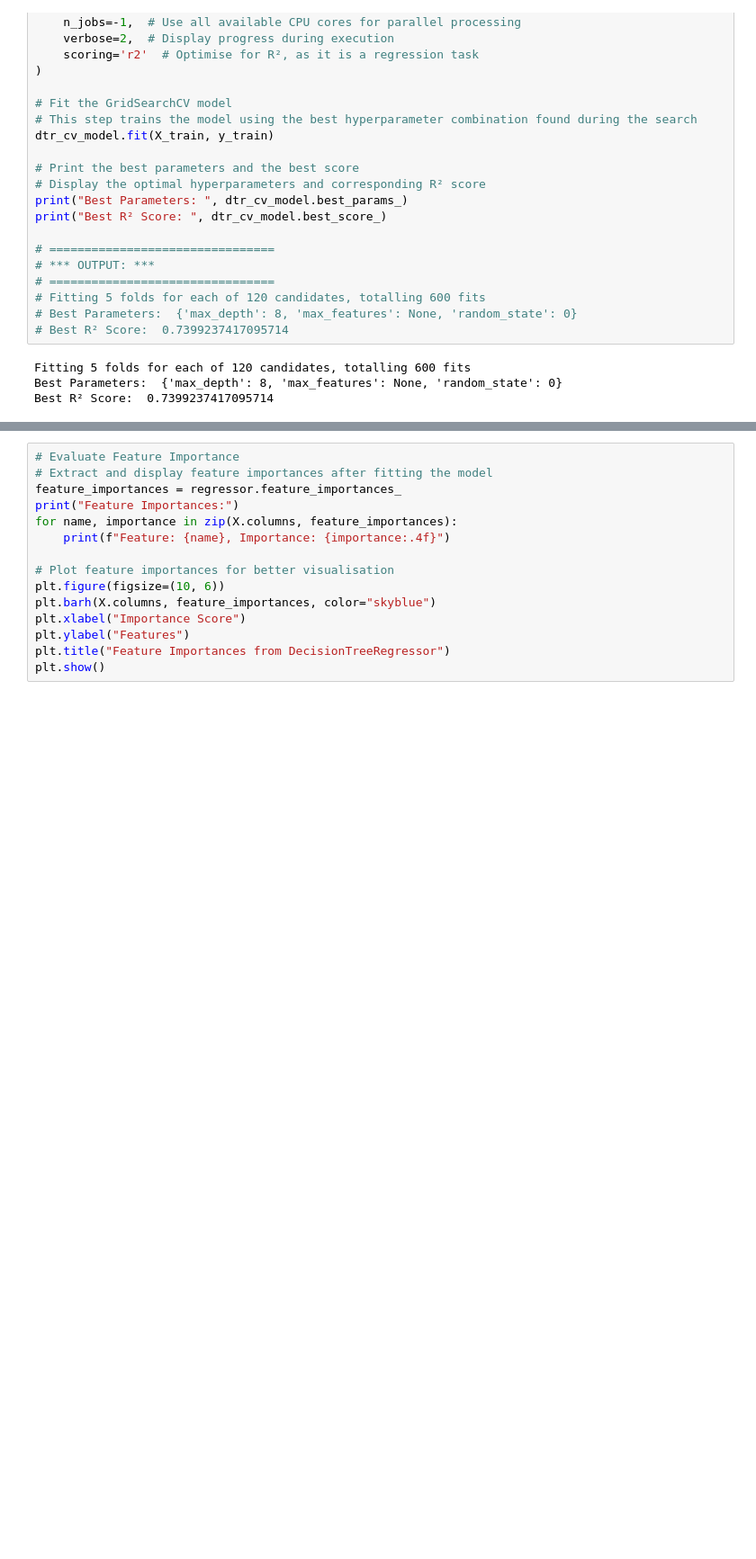
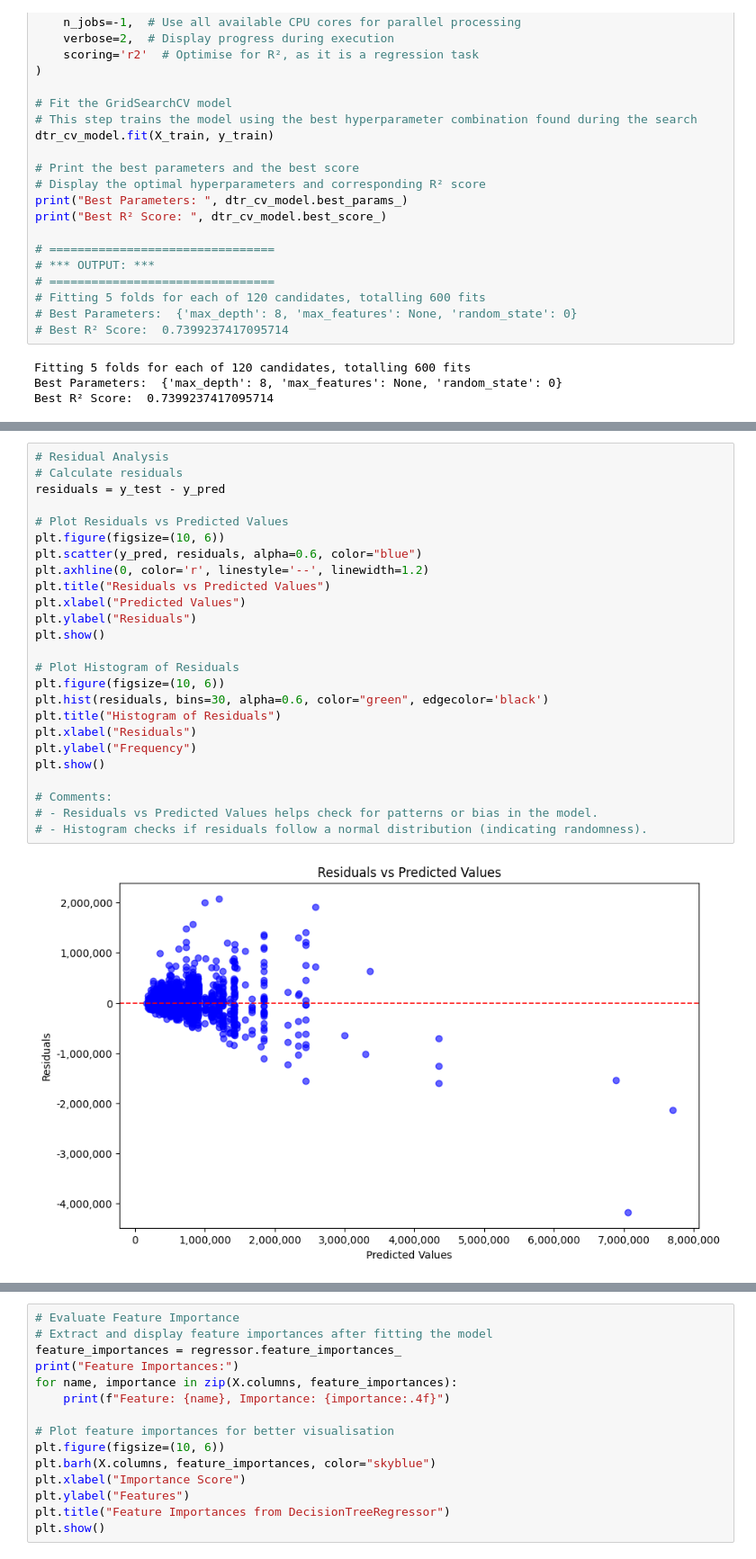
Before and after one commit to sbogde/scikit-regressions-and-confessions, a Jupyter notebook: assess_dtr_kc_houses.ipynb, the cells around one changed output, grey strips where cells are left out. Shown at 90% size. Saved outputs shown, nothing was run; the diff lists cells and outputs as text; blank space fills up the shorter version.

```diff
--- a/assess_dtr_kc_houses.ipynb
+++ b/assess_dtr_kc_houses.ipynb
@@ -393,0 +415,27 @@ R²: 0.7386726546744298
+# %%
+# Residual Analysis
+# Calculate residuals
+residuals = y_test - y_pred
+
+# Plot Residuals vs Predicted Values
+plt.figure(figsize=(10, 6))
+plt.scatter(y_pred, residuals, alpha=0.6, color="blue")
+plt.axhline(0, color='r', linestyle='--', linewidth=1.2)
+plt.title("Residuals vs Predicted Values")
+plt.xlabel("Predicted Values")
+plt.ylabel("Residuals")
+plt.show()
+
+# Plot Histogram of Residuals
+plt.figure(figsize=(10, 6))
+plt.hist(residuals, bins=30, alpha=0.6, color="green", edgecolor='black')
+plt.title("Histogram of Residuals")
+plt.xlabel("Residuals")
+plt.ylabel("Frequency")
+plt.show()
+
+# Comments:
+# - Residuals vs Predicted Values helps check for patterns or bias in the model.
+# - Histogram checks if residuals follow a normal distribution (indicating randomness).
+# %% [output]
+[figure, added]
```
Also changed, not shown: parts of 3 cells of this notebook.
